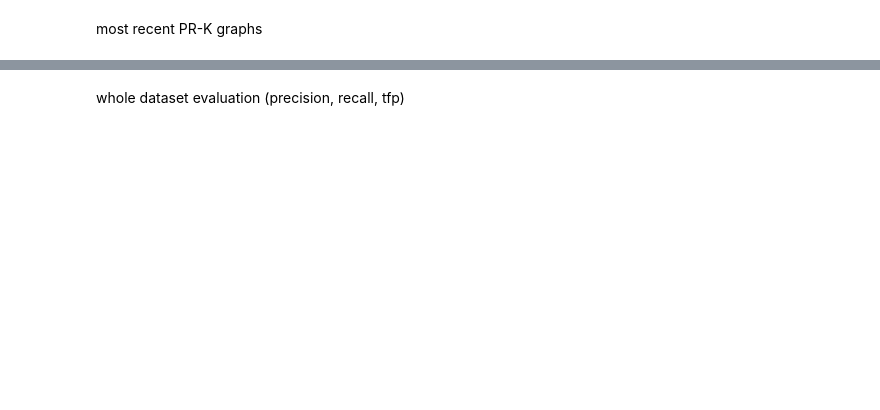
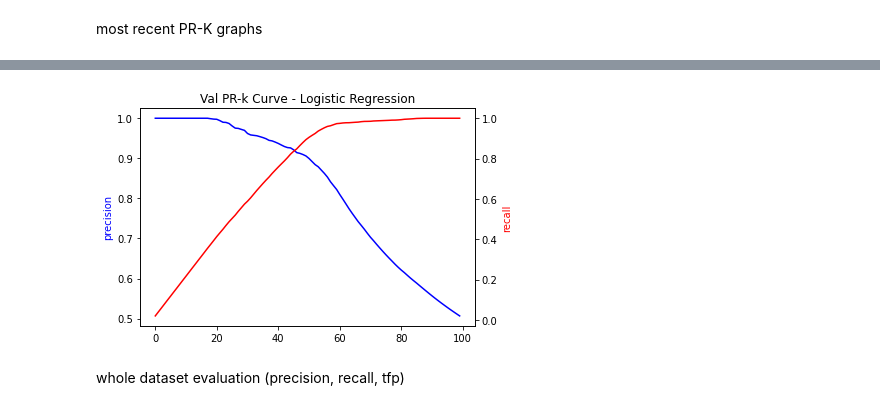
Before and after one commit to HoningJade/ML-in-Practice-Project, a Jupyter notebook: Assignment_4_Modelgrid_and_Initialresult_overtime.ipynb, the cells around one changed output, grey strips where cells are left out. Cells and saved outputs as stored; diff of their text form; code cells hidden in the pictures; blank space fills up the shorter version.

```diff
--- a/Assignment_4_Modelgrid_and_Initialresult_overtime.ipynb
+++ b/Assignment_4_Modelgrid_and_Initialresult_overtime.ipynb
@@ -480,11 +561,13 @@ plt.show()
 # %%
 ax1 = plt.subplot()
 plt.plot(range(100), results[:,2], 'b')
 plt.ylabel('precision', color='b')
 
 ax2 = ax1.twinx()
 plt.plot(range(100), results[:,3], 'r')
 plt.ylabel('recall', color='r')
-plt.title("Val PR-k Curve - Random Forest Classifier")
+plt.title("Val PR-k Curve - Logistic Regression")
 plt.show()
+# %% [output]
+[figure, added]
 # %%
```
Also changed, not shown: parts of 49 cells of this notebook.
